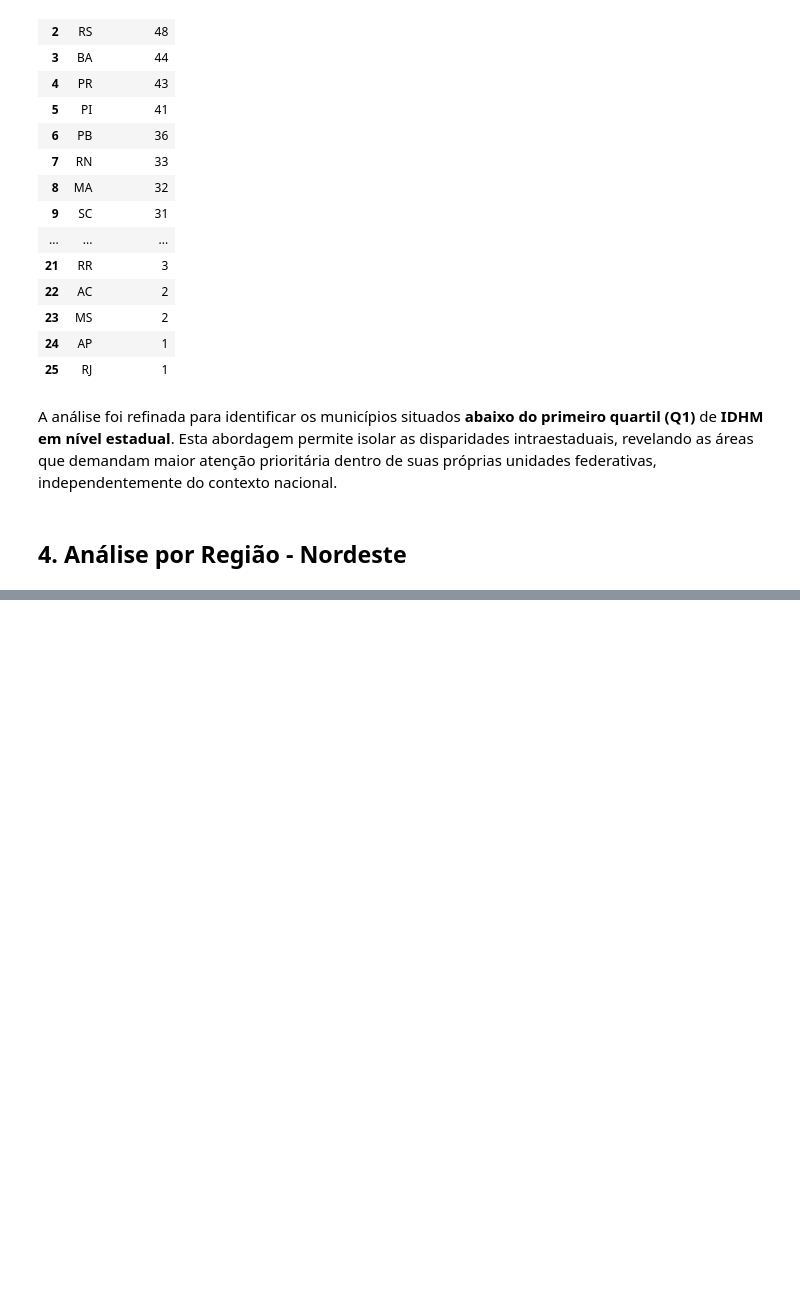
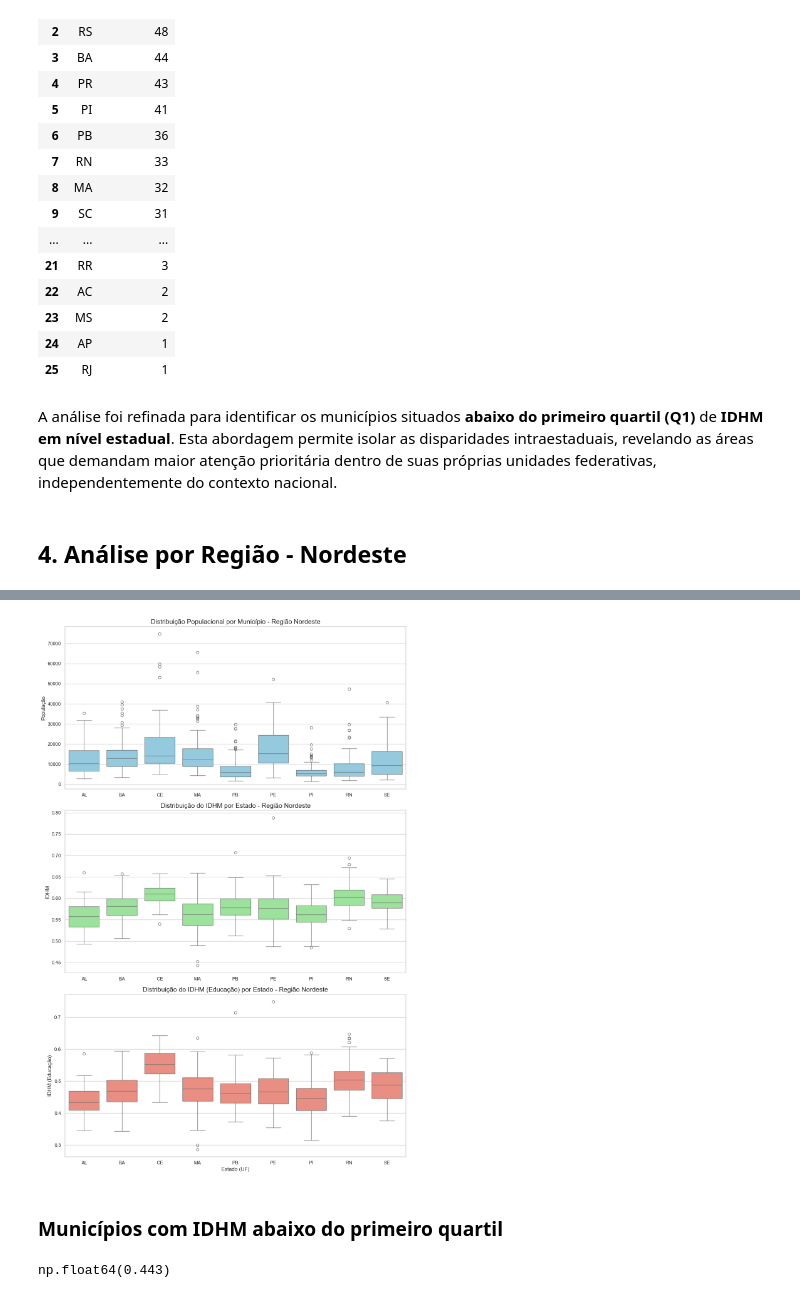
Before and after one commit to brendalima7/ciencia-dos-dados-aps1, a Jupyter notebook: notebooks/aps1.ipynb, the cells around one changed output, grey strips where cells are left out. Cells and saved outputs as stored; diff of their text form; code cells hidden in the pictures; blank space fills up the shorter version.

```diff
--- a/notebooks/aps1.ipynb
+++ b/notebooks/aps1.ipynb
@@ -161,3 +161,6 @@ contagem_uf
 A análise foi refinada para identificar os municípios situados **abaixo do primeiro quartil (Q1)** de **IDHM em nível estadual**. Esta abordagem permite isolar as disparidades intraestaduais, revelando as áreas que demandam maior atenção prioritária dentro de suas próprias unidades federativas, independentemente do contexto nacional.
 # %% [markdown]
 ## 4. Análise por Região - Nordeste
+# %%
+df_nordeste = df[df['UF'].map(regioes_map) == 'Nordeste'].copy()
+df_nordeste.head()
@@ -163,0 +174,31 @@ A análise foi refinada para identificar os municípios situados **abaixo do pri
+# %%
+sns.set_theme(style="whitegrid")
+
+fig, axes = plt.subplots(3, 1, figsize=(12, 18))
+
+cor_nordeste = '#d95f02'
+
+sns.boxplot(x='UF', y='População', data=df_nordeste, ax=axes[0], color='#87CEEB')
+axes[0].set_title('Distribuição Populacional por Município - Região Nordeste', fontsize=15)
+axes[0].set_xlabel('')
+
+sns.boxplot(x='UF', y='IDHM', data=df_nordeste, ax=axes[1], color='#90EE90')
+axes[1].set_title('Distribuição do IDHM por Estado - Região Nordeste', fontsize=15)
+axes[1].set_xlabel('')
+
+sns.boxplot(x='UF', y='IDHM (Educação)', data=df_nordeste, ax=axes[2], color='#FA8072')
+axes[2].set_title('Distribuição do IDHM (Educação) por Estado - Região Nordeste', fontsize=15)
+axes[2].set_xlabel('Estado (UF)', fontsize=12)
+
+plt.tight_layout()
+plt.show()
+# %% [output]
+[figure, added]
+# %% [markdown]
+### Municípios com IDHM abaixo do primeiro quartil
+# %%
+q1_por_estado_ne = df_nordeste.groupby('UF')['IDHM'].transform(lambda x: x.quantile(0.25))
+df_q1_nordeste = df_nordeste[df_nordeste['IDHM'] < q1_por_estado_ne].copy()
+df_q1_nordeste['IDHM'].min()
+# %% [output]
+np.float64(0.443)
```
Also changed, not shown: parts of 1 cell of this notebook.
